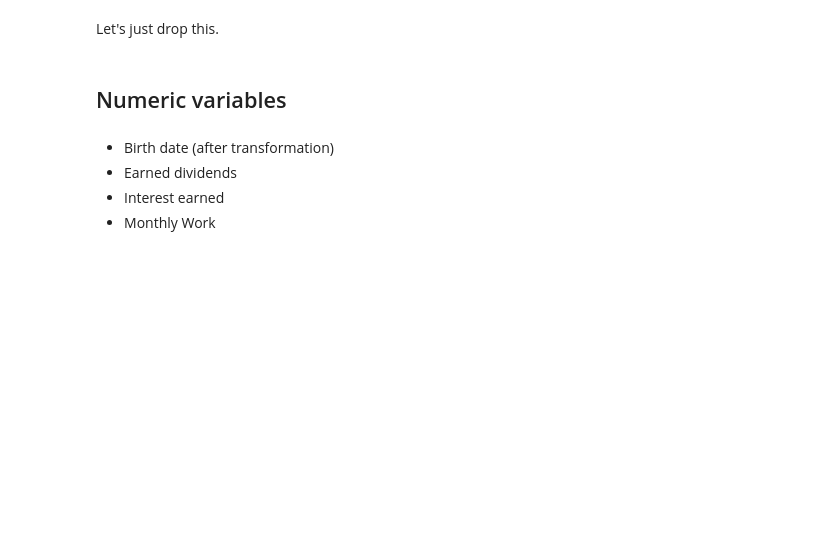
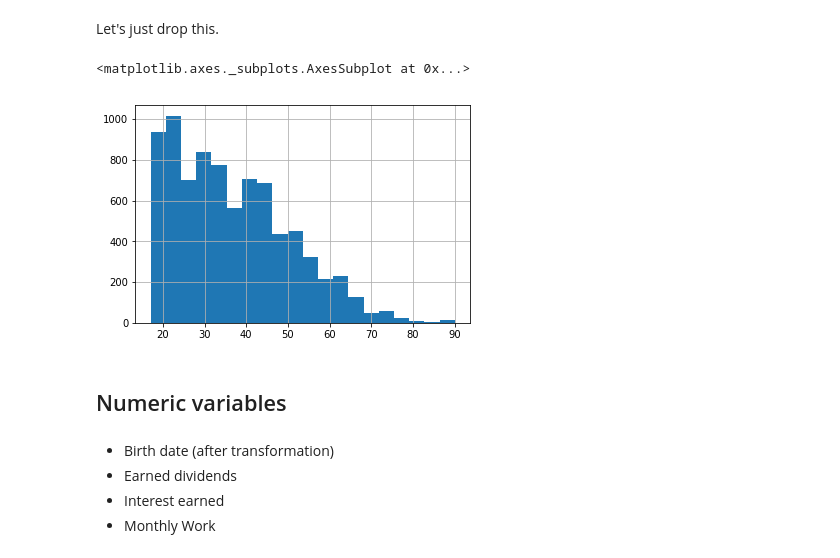
Before and after one commit to vascosmota/ldsa-final-assignment, a Jupyter notebook: Dataset Analysis.ipynb, the cells around one changed output. Saved outputs shown, nothing was run; the diff lists cells and outputs as text; code cells hidden in the pictures; blank space fills up the shorter version.

```diff
--- a/Dataset Analysis.ipynb
+++ b/Dataset Analysis.ipynb
@@ -94,5 +245,10 @@ df_initial_renamed.gender.value_counts()
 # %% [markdown]
 Let's just drop this.
+# %%
+years_old(df_initial_renamed).hist(bins=20)
+# %% [output]
+<matplotlib.axes._subplots.AxesSubplot at 0x...>
+[figure, added]
 # %% [markdown]
 ## Numeric variables
 # %% [markdown]
```
Also changed, not shown: parts of 39 cells of this notebook, 1 other file.
